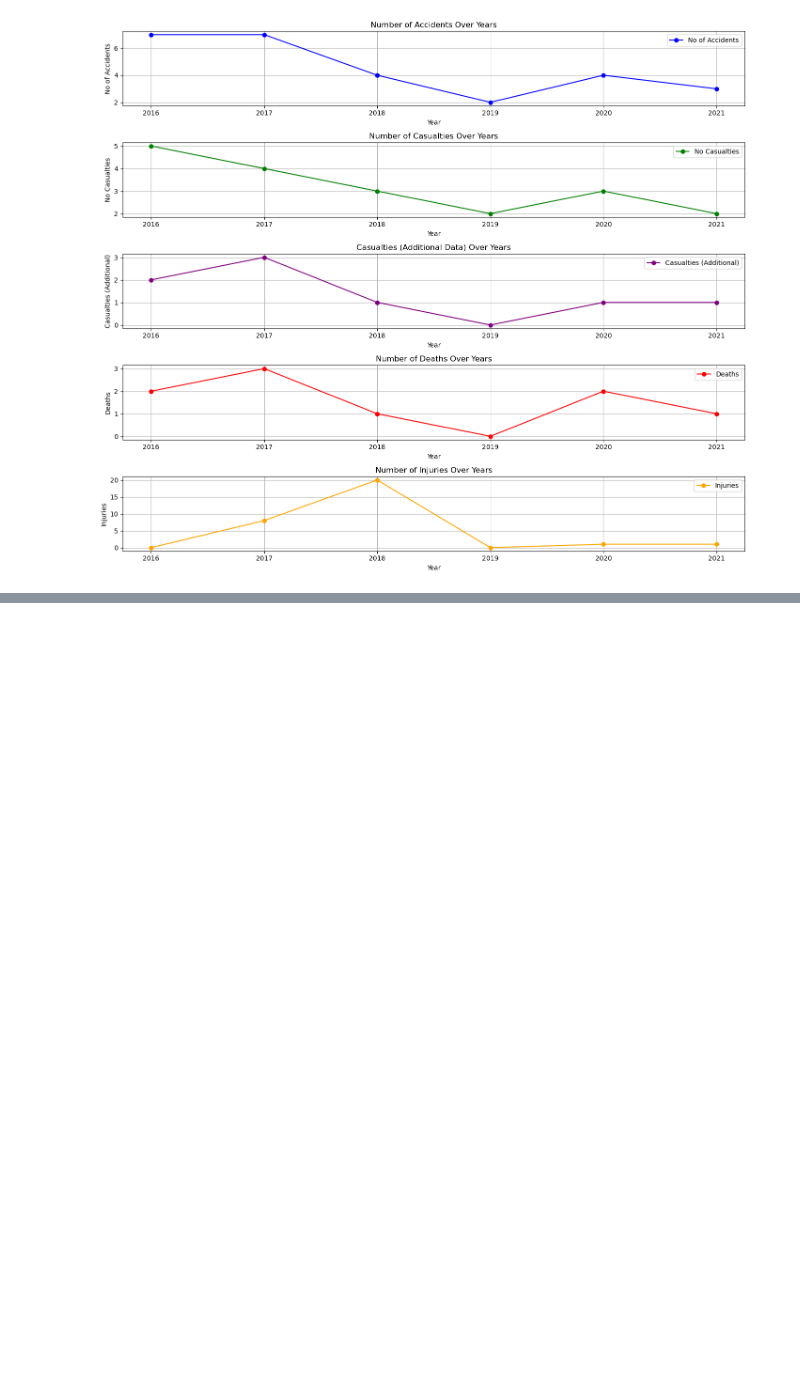
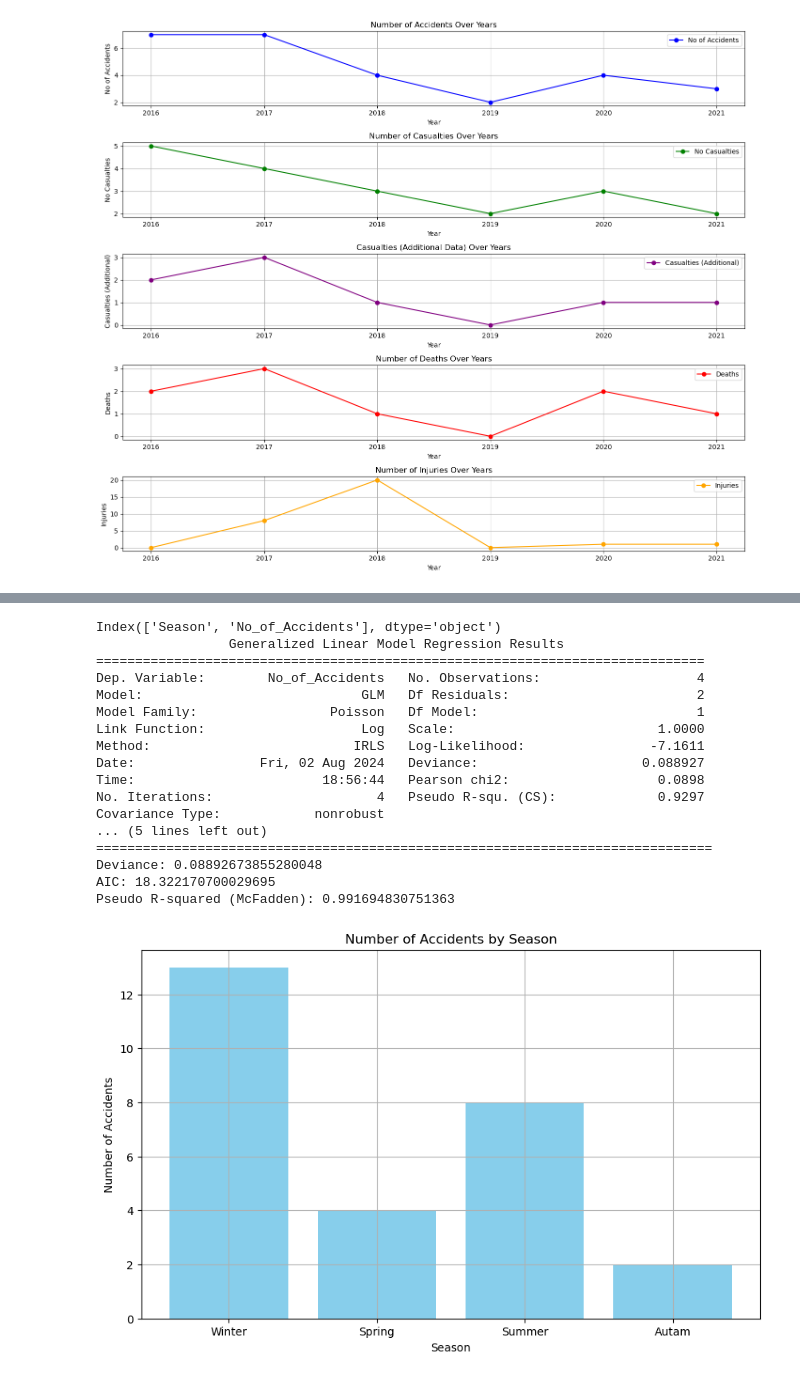
Before and after one commit to Nasir-Hussain-Datascientist/railway-accidents-data-analysis, a Jupyter notebook: revised/peshawar/Peshawar new.ipynb, the cells around one changed output, grey strips where cells are left out. Saved outputs shown, nothing was run; the diff lists cells and outputs as text; code cells hidden in the pictures; blank space fills up the shorter version.

Commit message:
changes in peshawar analysis

```diff
--- a/revised/peshawar/Peshawar new.ipynb
+++ b/revised/peshawar/Peshawar new.ipynb
@@ -559,0 +656,72 @@ Log-Likelihood: -34.362731654500095
+# %%
+import pandas as pd
+import statsmodels.api as sm
+import matplotlib.pyplot as plt
+
+# Load the data
+file_path = 'peshawar.xlsx'
+sheet_name = 'Season'
+df = pd.read_excel(file_path, sheet_name=sheet_name)
+
+# Replace spaces in column names with underscores
+df.columns = df.columns.str.replace(' ', '_')
+
+# Verify the updated column names
+print(df.columns)  # Should now show the names with underscores
+
+# Encode the categorical variable 'Season'
+df['Season'] = df['Season'].astype('category')
+df['Season_code'] = df['Season'].cat.codes
+
+# Define the dependent variable (No_of_Accidents) and independent variable (Season_code)
+X = df[['Season_code']]
+y = df['No_of_Accidents']
+
+# Add a constant to the independent variables matrix (for intercept)
+X = sm.add_constant(X)
+
+# Fit the GLM model with Poisson family
+model = sm.GLM(y, X, family=sm.families.Poisson())
+results = model.fit()
+
+# Print the summary of the model
+print(results.summary())
+
+# Extract and print model metrics
+deviance = results.deviance
+aic = results.aic
+pseudo_r_squared = 1 - (deviance / results.null_deviance)
+print(f"Deviance: {deviance}")
+print(f"AIC: {aic}")
+print(f"Pseudo R-squared (McFadden): {pseudo_r_squared}")
+
+# Plotting the graphs
+
+# Plot 1: Number of Accidents over Seasons
+plt.figure(figsize=(10, 6))
+plt.bar(df['Season'], df['No_of_Accidents'], color='skyblue')
+plt.xlabel('Season')
+plt.ylabel('Number of Accidents')
+plt.title('Number of Accidents by Season')
+plt.grid(True)
+plt.savefig('accidents_by_season.png')
+plt.show()
+# %% [output]
+Index(['Season', 'No_of_Accidents'], dtype='object')
+                 Generalized Linear Model Regression Results
+==============================================================================
+Dep. Variable:        No_of_Accidents   No. Observations:                    4
+Model:                            GLM   Df Residuals:                        2
+Model Family:                 Poisson   Df Model:                            1
+Link Function:                    Log   Scale:                          1.0000
+Method:                          IRLS   Log-Likelihood:                -7.1611
+Date:                Fri, 02 Aug 2024   Deviance:                     0.088927
+Time:                        18:56:44   Pearson chi2:                   0.0898
+No. Iterations:                     4   Pseudo R-squ. (CS):             0.9297
+Covariance Type:            nonrobust
+... (5 lines left out)
+===============================================================================
+Deviance: 0.08892673855280048
+AIC: 18.322170700029695
+Pseudo R-squared (McFadden): 0.991694830751363
+[figure, added]
```
Also changed, not shown: parts of 2 cells of this notebook, 6 other files.
